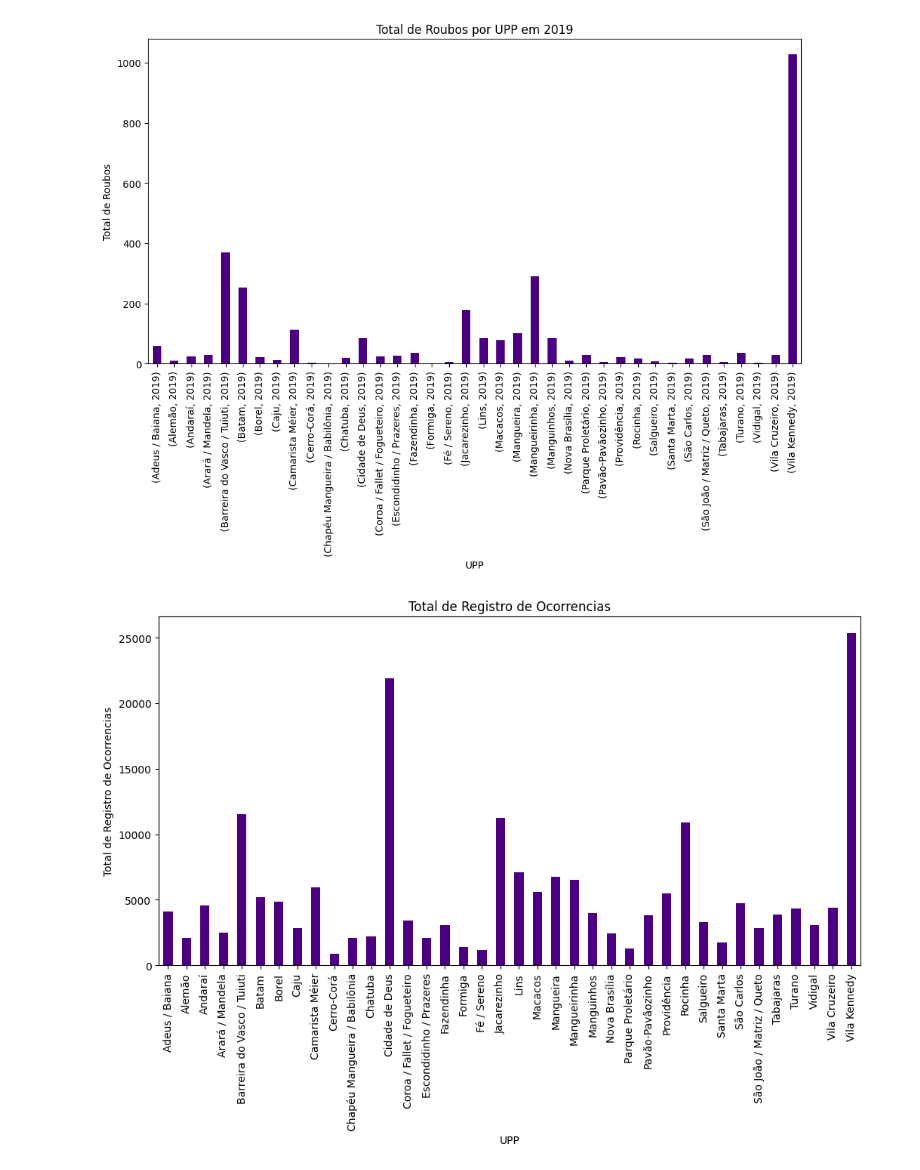
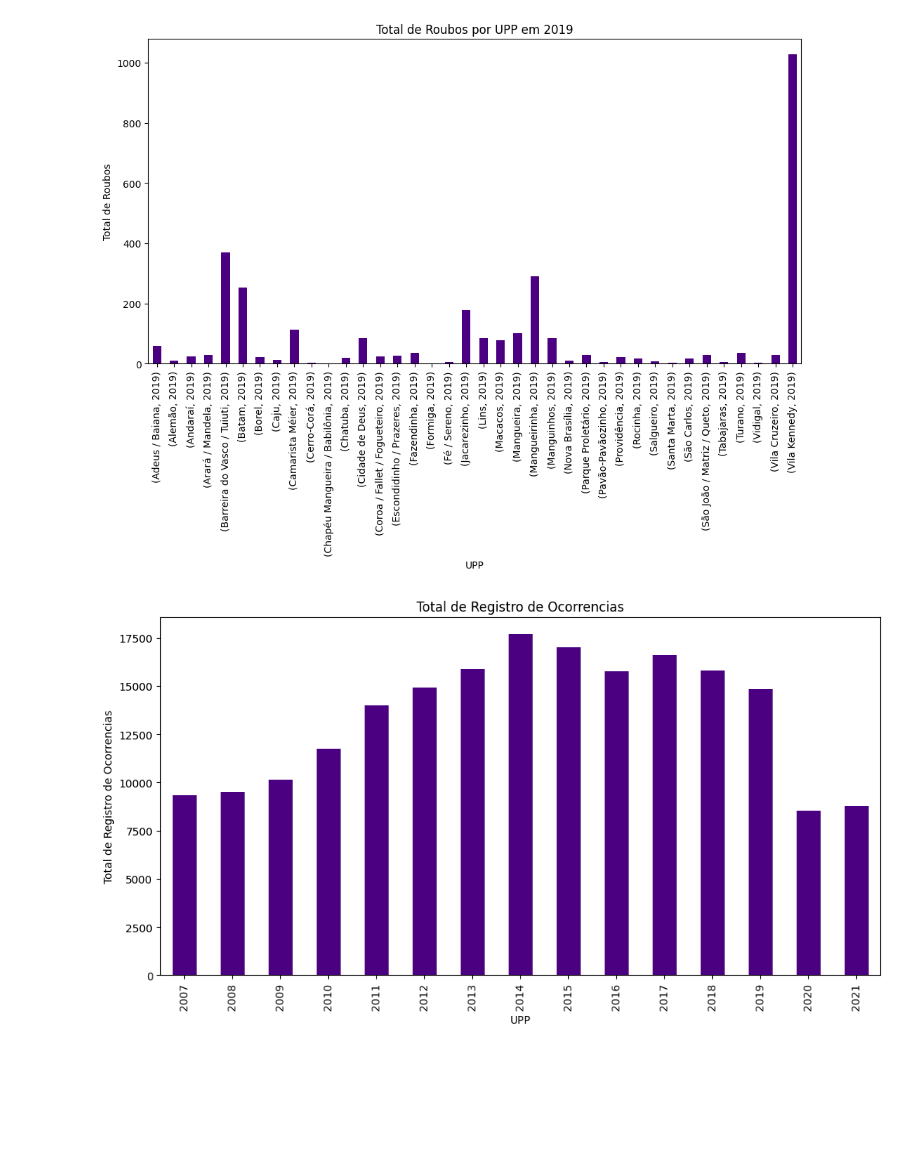
Before and after one commit to vitgomesm/TrilhaBigData, a Jupyter notebook: grupo_indigo.ipynb, the cells around one changed output. Cells and saved outputs as stored; diff of their text form; code cells hidden in the pictures; blank space fills up the shorter version.

```diff
--- a/grupo_indigo.ipynb
+++ b/grupo_indigo.ipynb
@@ -314,12 +314,12 @@ plt.show()
 [figure]
 # %%
 # Gráfico de barras dos roubos por UPP em um ano específico
-tot_ro = df_upp.groupby("upp")["registro_ocorrencias"].sum()
+tot_ro = df_upp.groupby("ano")["registro_ocorrencias"].sum()
 
 tot_ro.plot(kind='bar', figsize=(12, 6), color='indigo')
 plt.xlabel('UPP')
 plt.ylabel('Total de Registro de Ocorrencias')
 plt.title('Total de Registro de Ocorrencias')
 plt.show()
 # %% [output]
-[figure, old version]
+[figure, new version]
```
Also changed, not shown: parts of 1 cell of this notebook.
